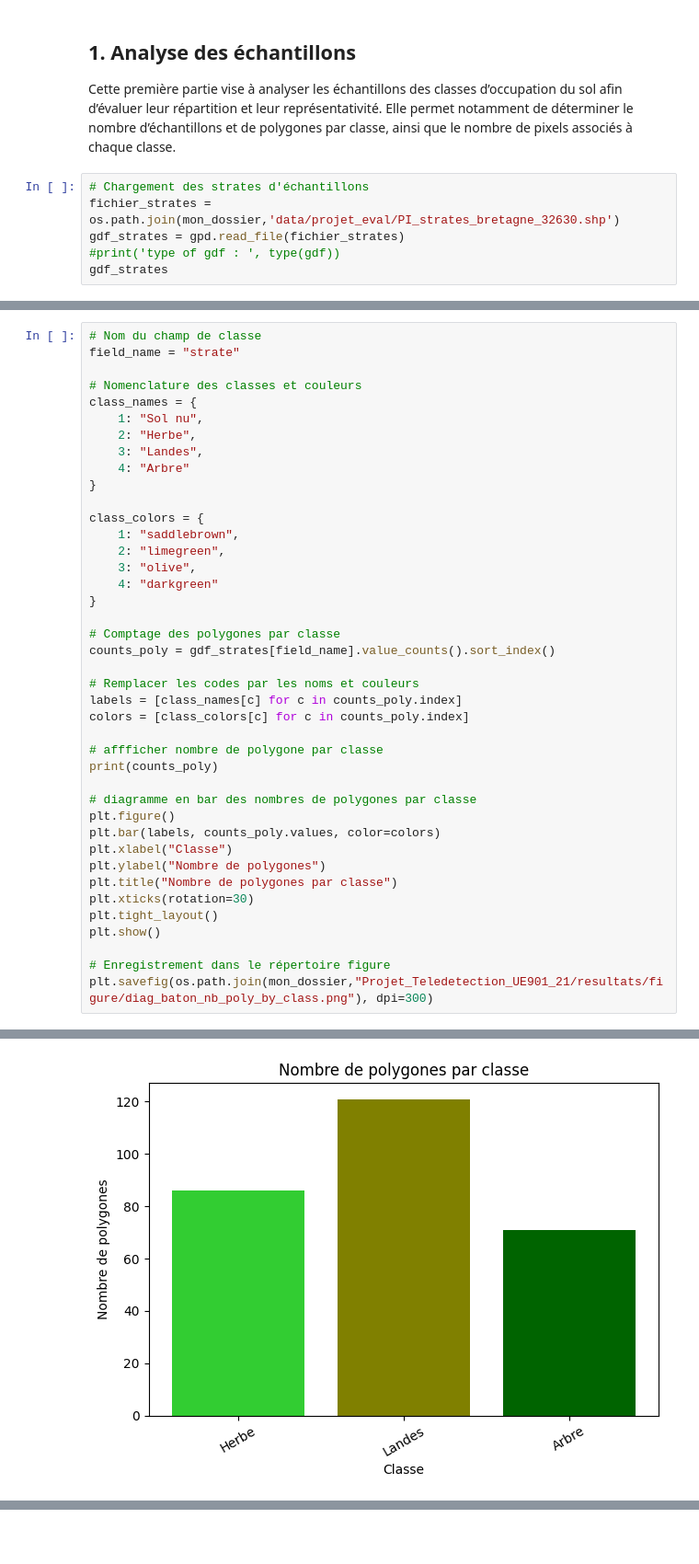
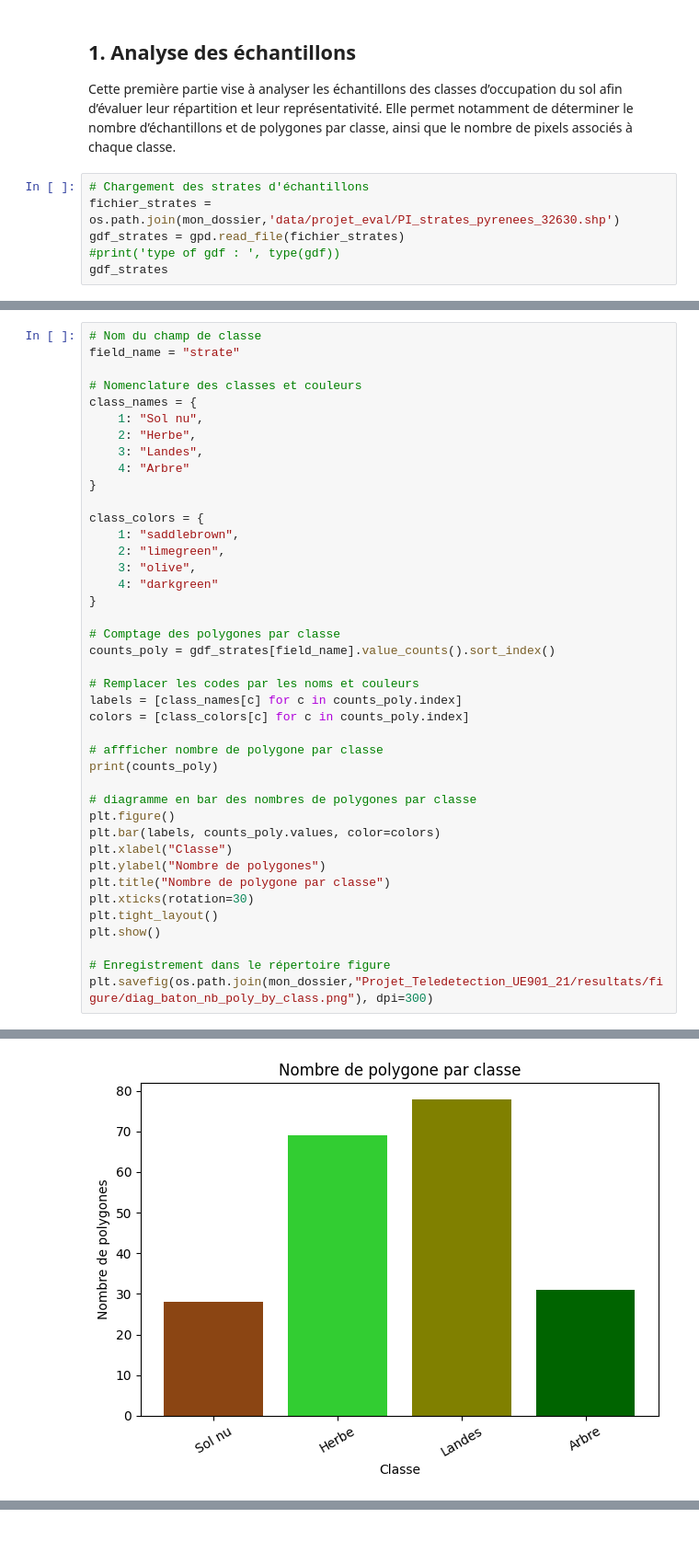
Before and after one commit to DASSITHEO/Projet_Teledetection_UE901_21, a Jupyter notebook: projet_telea_DASSI-FENGAING_ALAIN-THEOPHILE.ipynb, the cells around one changed output, grey strips where cells are left out. Shown at 92% size. Drawn from its saved outputs; the diff is of its cells as text.

Commit message:
mise à jour projet

```diff
--- a/projet_telea_DASSI-FENGAING_ALAIN-THEOPHILE.ipynb
+++ b/projet_telea_DASSI-FENGAING_ALAIN-THEOPHILE.ipynb
@@ -49,7 +80,7 @@ mon_dossier = '/home/onyxia/work/'
 Cette première partie vise à analyser les échantillons des classes d’occupation du sol afin d’évaluer leur répartition et leur représentativité. Elle permet notamment de déterminer le nombre d’échantillons et de polygones par classe, ainsi que le nombre de pixels associés à chaque classe.
 # %%
 # Chargement des strates d'échantillons
-fichier_strates = os.path.join(mon_dossier,'data/projet_eval/PI_strates_bretagne_32630.shp')
+fichier_strates = os.path.join(mon_dossier,'data/projet_eval/PI_strates_pyrenees_32630.shp')
 gdf_strates = gpd.read_file(fichier_strates)
 #print('type of gdf : ', type(gdf))
 gdf_strates
@@ -112,7 +143,7 @@ plt.figure()
 plt.bar(labels, counts_poly.values, color=colors)
 plt.xlabel("Classe")
 plt.ylabel("Nombre de polygones")
-plt.title("Nombre de polygones par classe")
+plt.title("Nombre de polygone par classe")
 plt.xticks(rotation=30)
 plt.tight_layout()
 plt.show()
@@ -127,4 +159,4 @@ strate
 Name: count, dtype: int64
-[figure, old version]
+[figure, new version]
 <Figure size 640x480 with 0 Axes>
 # %% [markdown]
```
Also changed, not shown: parts of 74 cells of this notebook, 1 other file.
